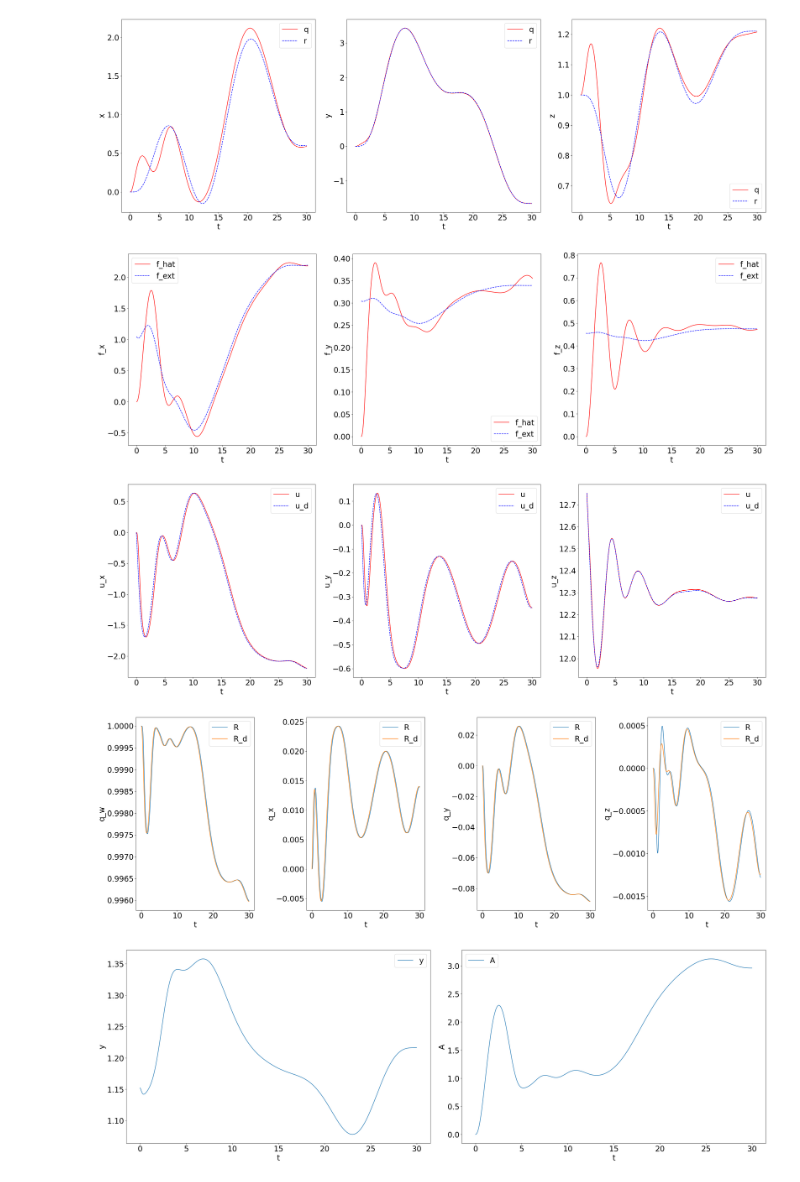
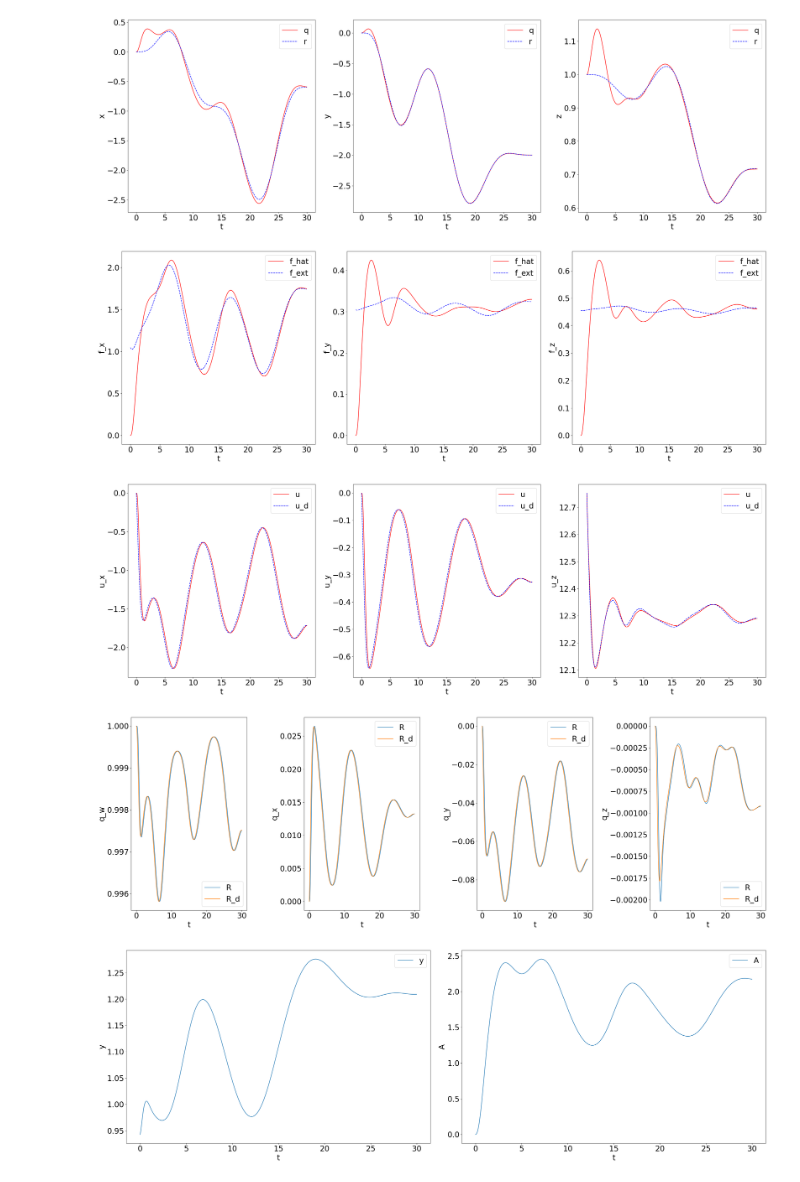
Before and after one commit to joshsohn/COML_hardware, a Jupyter notebook: test_z_up_kR.ipynb, the cells around one changed output. Saved outputs shown, nothing was run; the diff lists cells and outputs as text; code cells hidden in the pictures.

```diff
--- a/test_z_up_kR.ipynb
+++ b/test_z_up_kR.ipynb
@@ -952,14 +952,30 @@ def plot_losses(raw, xlim=None, ylim=None):
 # filename = 'seed=0_M=50_E=1000_pinit=2.00_pfreq=2000_regP=0.5000.pkl'
 
 # varying reg_P
-trial_name = 'reg_P_2e-3_reg_k_R_0'
-filename = 'seed=0_M=50_E=1000_pinit=2.00_pfreq=2000_regP=0.0020.pkl'
+# trial_name = 'reg_P_2e-3_reg_k_R_0'
+# filename = 'seed=0_M=50_E=1000_pinit=2.00_pfreq=2000_regP=0.0020.pkl'
 # trial_name = 'reg_P_1e-2_reg_k_R_0'
 # filename = 'seed=0_M=50_E=1000_pinit=2.00_pfreq=2000_regP=0.0100.pkl'
 # trial_name = 'reg_P_1e-1_reg_k_R_0'
 # filename = 'seed=0_M=50_E=1000_pinit=2.00_pfreq=2000_regP=0.1000.pkl'
 # trial_name = 'reg_P_1_reg_k_R_1e-5'
 # filename = 'seed=0_M=50_E=1000_pinit=2.00_pfreq=2000_regP=1.0000.pkl'
+
+# varying k_R_scale
+# trial_name = 'reg_P_2e-3_reg_k_R_0_k_R_scale_1.1'
+# filename = 'seed=0_M=50_E=1000_pinit=2.00_pfreq=2000_regP=0.0020.pkl'
+trial_name = 'reg_P_2e-3_reg_k_R_0_k_R_scale_1.15'
+filename = 'seed=0_M=50_E=1000_pinit=2.00_pfreq=2000_regP=0.0020.pkl'
+trial_name = 'reg_P_2e-3_reg_k_R_0_k_R_scale_1.2'
+filename = 'seed=0_M=50_E=1000_pinit=2.00_pfreq=2000_regP=0.0020.pkl'
+trial_name = 'reg_P_2e-3_reg_k_R_0_k_R_scale_1.25'
+filename = 'seed=0_M=50_E=1000_pinit=2.00_pfreq=2000_regP=0.0020.pkl'
+trial_name = 'reg_P_2e-3_reg_k_R_0_k_R_scale_1.3'
+filename = 'seed=0_M=50_E=1000_pinit=2.00_pfreq=2000_regP=0.0020.pkl'
+# trial_name = 'reg_P_2e-3_reg_k_R_0_k_R_scale_1.35'
+# filename = 'seed=0_M=50_E=1000_pinit=2.00_pfreq=2000_regP=0.0020.pkl'
+# trial_name = 'reg_P_2e-3_reg_k_R_0_k_R_scale_1.4'
+# filename = 'seed=0_M=50_E=1000_pinit=2.00_pfreq=2000_regP=0.0020.pkl'
 
 model_dir = f'train_results/{trial_name}'
 T_ = 30
@@ -995,8 +1011,8 @@ k_Omega: [0.2690729 0.2674357 0.2556409]
-[figure, old version]
+[figure, new version]
-[figure, old version]
+[figure, new version]
-[figure, old version]
+[figure, new version]
-[figure, old version]
+[figure, new version]
-[figure, old version]
+[figure, new version]
 # %%
 pkl = f'{trial_name}/{filename}'
 with open(f'train_results/{pkl}', 'rb') as file:
```
Also changed, not shown: parts of 4 cells of this notebook, 50 other files.
